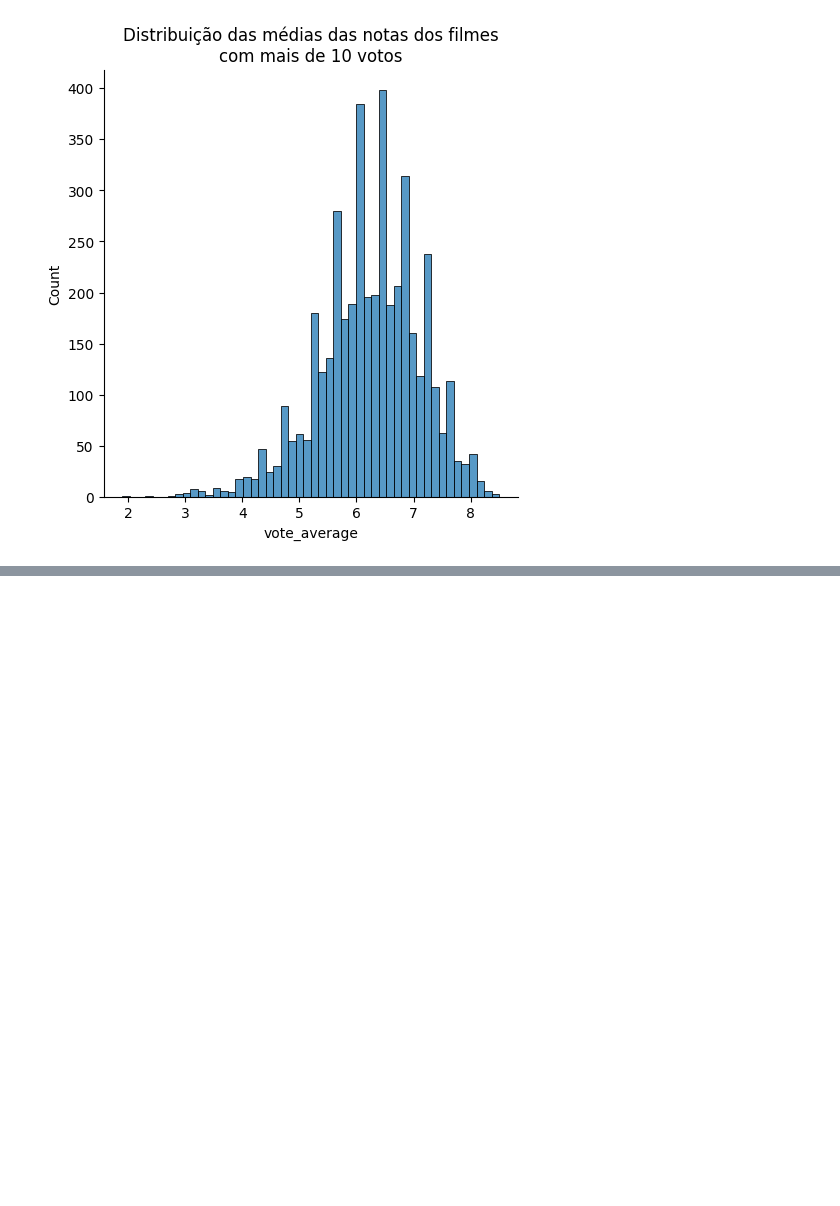
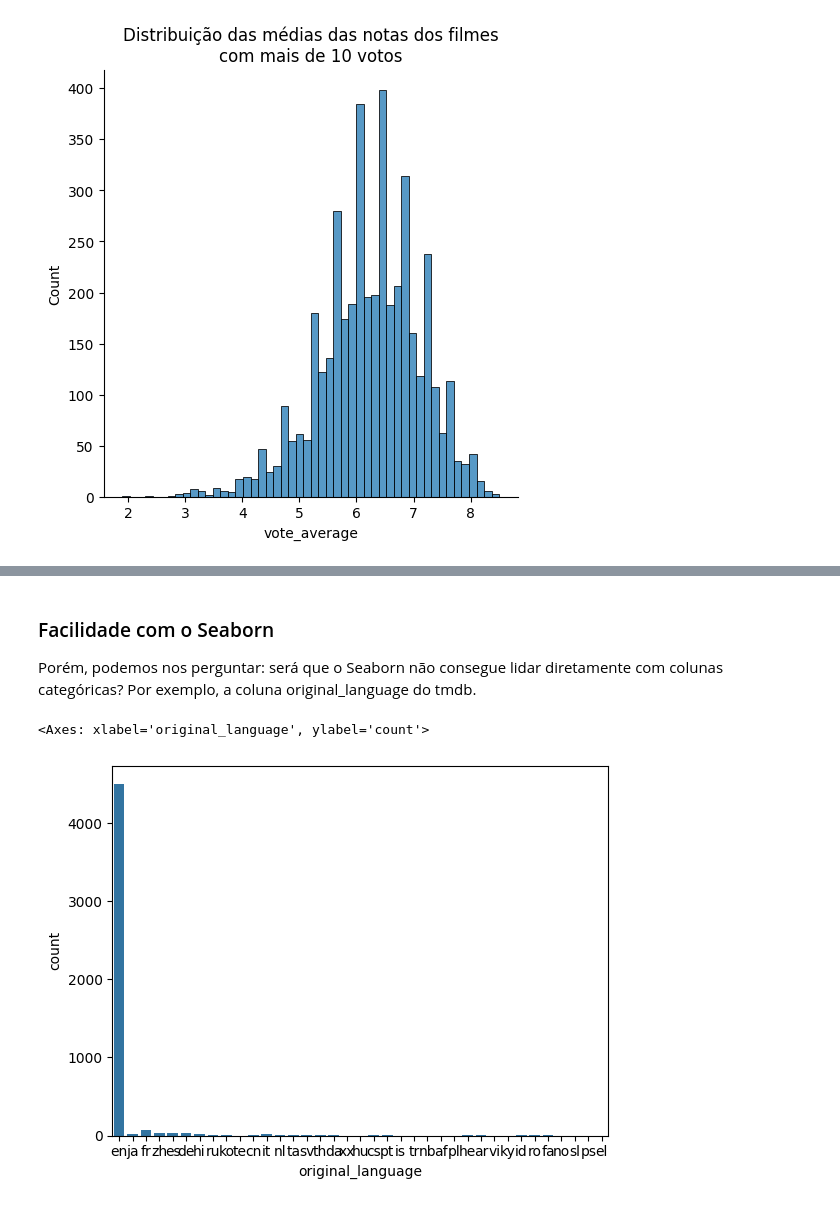
Before and after one commit to orlandojsjunior/Data_Science-explorando_e_analisando_dados, a Jupyter notebook: Explorando_e_analisando_dados.ipynb, the cells around one changed output, grey strips where cells are left out. Cells and saved outputs as stored; diff of their text form; code cells hidden in the pictures; blank space fills up the shorter version.

```diff
--- a/Explorando_e_analisando_dados.ipynb
+++ b/Explorando_e_analisando_dados.ipynb
@@ -506,0 +623,8 @@ plt.show()
+# %% [markdown]
+### Facilidade com o Seaborn
+Porém, podemos nos perguntar: será que o Seaborn não consegue lidar diretamente com colunas categóricas? Por exemplo, a coluna original_language do tmdb.
+# %%
+sns.countplot(data=tmdb, x="original_language")
+# %% [output]
+<Axes: xlabel='original_language', ylabel='count'>
+[figure, added]
```
Also changed, not shown: parts of 19 cells of this notebook.
